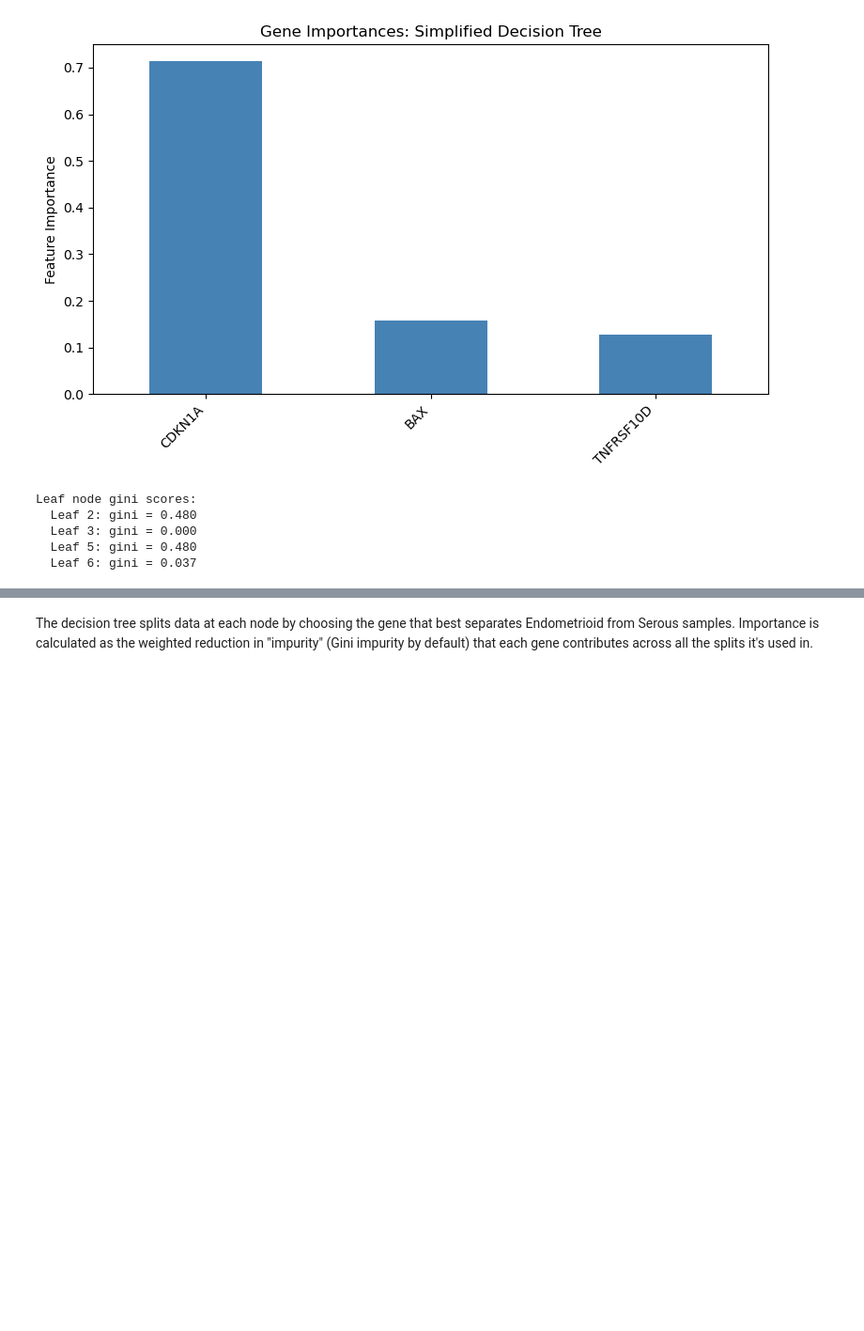
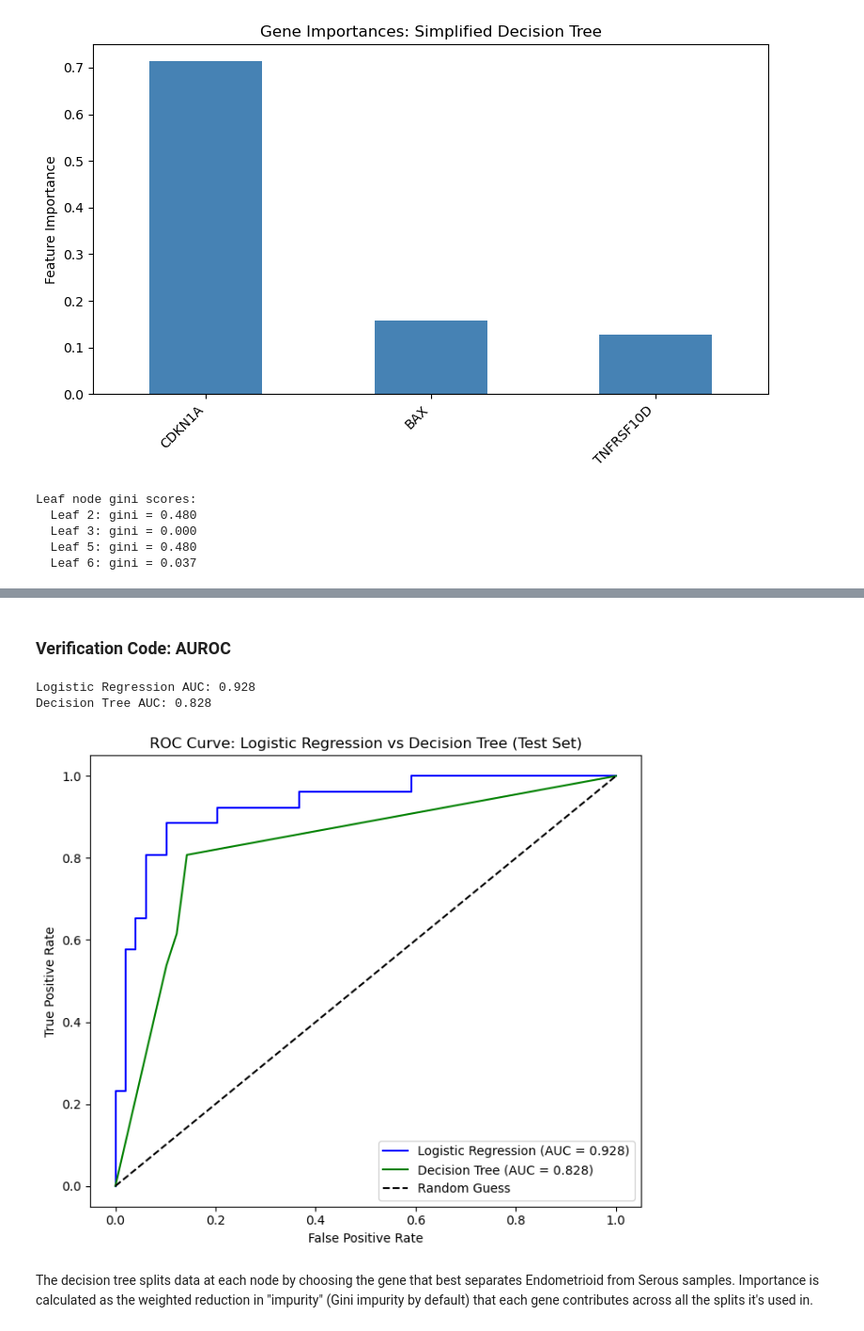
Before and after one commit to isabella-imburgia/Module-4-Cancer-Imburgia-Abed, a Jupyter notebook: code/Module 4 Template.ipynb, the cells around one changed output, grey strips where cells are left out. Shown at 94% size. Drawn from its saved outputs; the diff is of its cells as text; code cells hidden in the pictures; blank space fills up the shorter version.

Commit message:
AUROC code with verification and validation markdown

```diff
--- a/code/Module 4 Template.ipynb
+++ b/code/Module 4 Template.ipynb
@@ -896,5 +897,38 @@ Endometrioid endometrial adenocarcinoma       0.82      0.94      0.88        49
 <Figure size 600x500 with 0 Axes>
 [figure]
+# %% [markdown]
+### Verification Code: AUROC
+# %%
+from sklearn.metrics import roc_auc_score, roc_curve
+
+# Logistic Regression AUC
+lr_probs = lr_model.predict_proba(X_test_scaled)[:, 1]
+lr_auc = roc_auc_score(y_test, lr_probs)
+print(f"Logistic Regression AUC: {lr_auc:.3f}")
+
+# Decision Tree AUC
+dt_probs = dt_model_simple.predict_proba(X_test_dt)[:, 1]
+dt_auc = roc_auc_score(y_test, dt_probs)
+print(f"Decision Tree AUC: {dt_auc:.3f}")
+
+# Plot both ROC curves together for easy comparison
+lr_fpr, lr_tpr, _ = roc_curve(y_test, lr_probs)
+dt_fpr, dt_tpr, _ = roc_curve(y_test, dt_probs)
+
+plt.figure(figsize=(7, 6))
+plt.plot(lr_fpr, lr_tpr, label=f"Logistic Regression (AUC = {lr_auc:.3f})", color='blue')
+plt.plot(dt_fpr, dt_tpr, label=f"Decision Tree (AUC = {dt_auc:.3f})", color='green')
+plt.plot([0, 1], [0, 1], 'k--', label="Random Guess")
+plt.xlabel("False Positive Rate")
+plt.ylabel("True Positive Rate")
+plt.title("ROC Curve: Logistic Regression vs Decision Tree (Test Set)")
+plt.legend()
+plt.tight_layout()
+plt.show()
+# %% [output]
+Logistic Regression AUC: 0.928
+Decision Tree AUC: 0.828
+[figure, added]
 # %% [markdown]
 The decision tree splits data at each node by choosing the gene that best separates Endometrioid from Serous samples. Importance is calculated as the weighted reduction in "impurity" (Gini impurity by default) that each gene contributes across all the splits it's used in.
 # %% [markdown]
```
Also changed, not shown: parts of 3 cells of this notebook.
